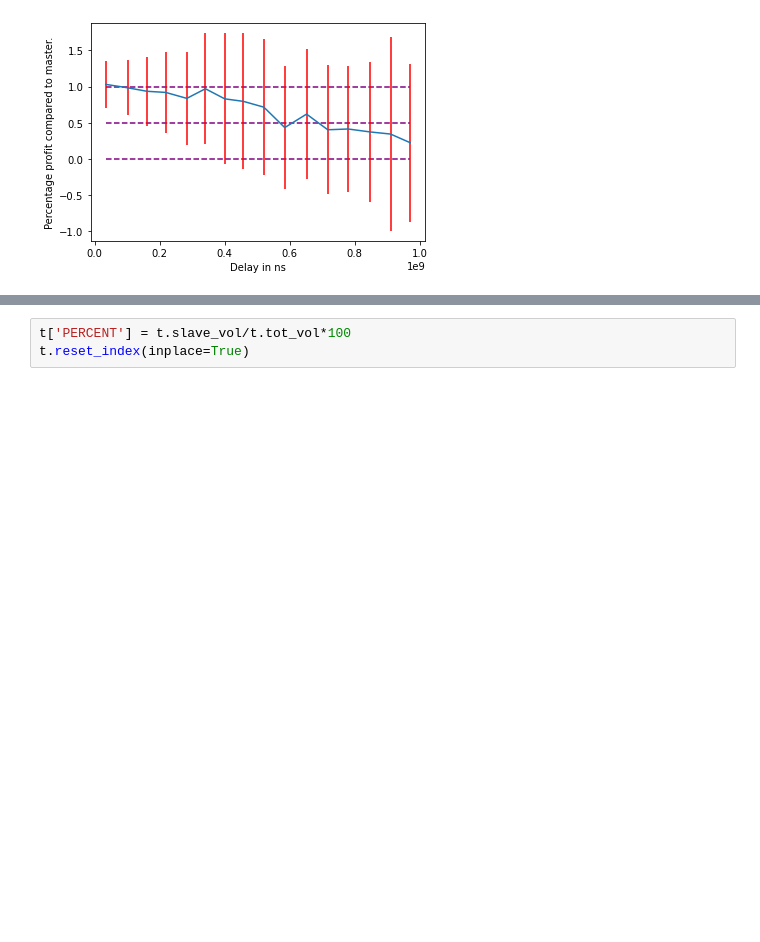
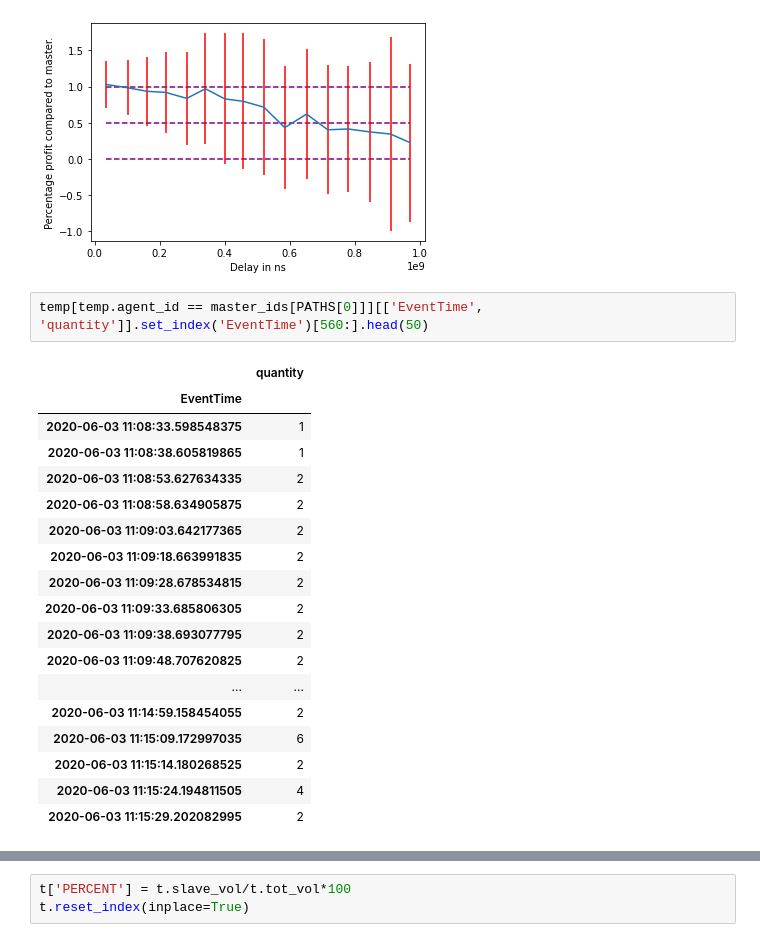
Before and after one commit to hogier/abides, a Jupyter notebook: explore.ipynb, the cells around one changed output, grey strips where cells are left out. Saved outputs shown, nothing was run; the diff lists cells and outputs as text; blank space fills up the shorter version.

```diff
--- a/explore.ipynb
+++ b/explore.ipynb
@@ -334,3 +351,24 @@ plt.errorbar(temp.DELAY['mean'], temp.PERCENT['mean'], yerr=temp.PERCENT['std'],
 plt.show()
 # %% [output]
 [figure]
+# %%
+temp[temp.agent_id == master_ids[PATHS[0]]][['EventTime', 'quantity']].set_index('EventTime')[560:].head(50)
+# %% [output]
+|  | quantity |
+| EventTime |  |
+| 2020-06-03 11:08:33.598548375 | 1 |
+| 2020-06-03 11:08:38.605819865 | 1 |
+| 2020-06-03 11:08:53.627634335 | 2 |
+| 2020-06-03 11:08:58.634905875 | 2 |
+| 2020-06-03 11:09:03.642177365 | 2 |
+| 2020-06-03 11:09:18.663991835 | 2 |
+| 2020-06-03 11:09:28.678534815 | 2 |
+| 2020-06-03 11:09:33.685806305 | 2 |
+| 2020-06-03 11:09:38.693077795 | 2 |
+| 2020-06-03 11:09:48.707620825 | 2 |
+| ... | ... |
+| 2020-06-03 11:14:59.158454055 | 2 |
+| 2020-06-03 11:15:09.172997035 | 6 |
+| 2020-06-03 11:15:14.180268525 | 2 |
+| 2020-06-03 11:15:24.194811505 | 4 |
+| 2020-06-03 11:15:29.202082995 | 2 |
```
Also changed, not shown: parts of 5 cells of this notebook, 3 other files.
